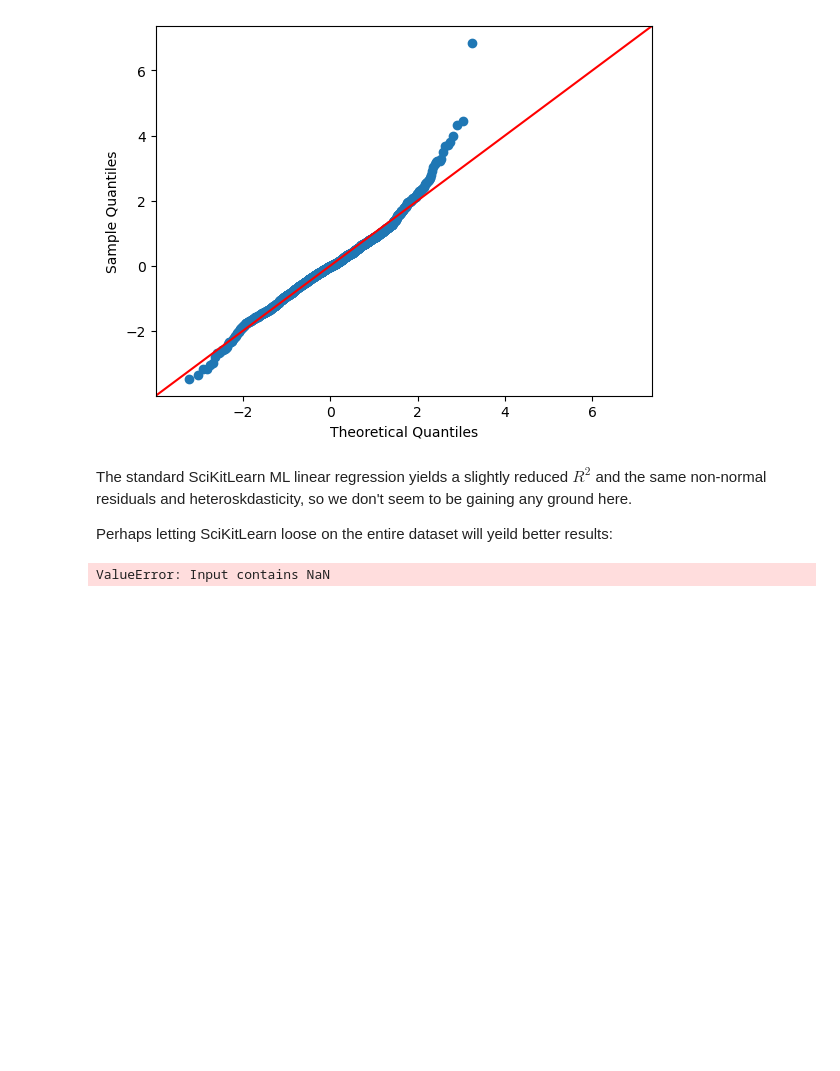
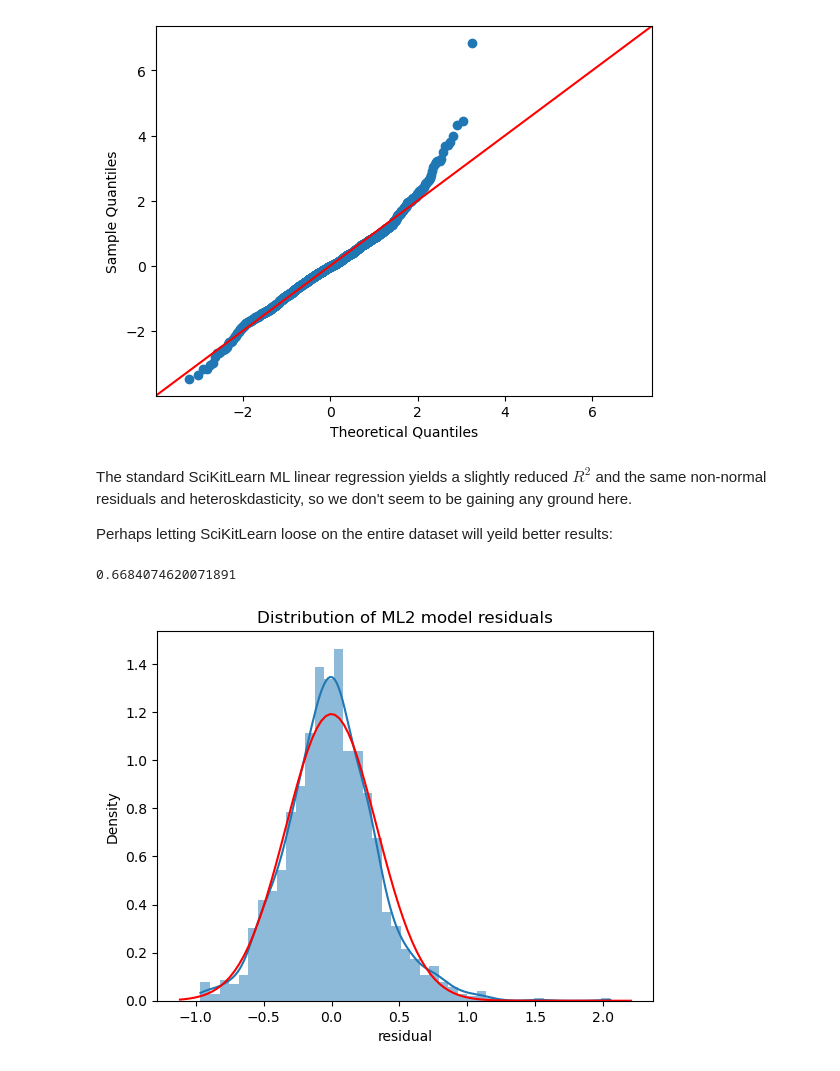
Before and after one commit to epistemetrica/udacity-blog-post-project, a Jupyter notebook: apw_airbnb_project.ipynb, the cells around one changed output. Saved outputs shown, nothing was run; the diff lists cells and outputs as text; code cells hidden in the pictures; blank space fills up the shorter version.

Commit message:
ml regression on full dataset

```diff
--- a/apw_airbnb_project.ipynb
+++ b/apw_airbnb_project.ipynb
@@ -849,17 +856,35 @@ Perhaps letting SciKitLearn loose on the entire dataset will yeild better result
 # %%
+
 #split train and test data
-X_train, X_test, y_train, y_test = train_test_split(listings_df.drop(['price', 'ln_price'], axis=1), listings_df.ln_price, test_size= .30, random_state=42)
+X_train, X_test, y_train, y_test = train_test_split(ml2_df.drop(['price', 'ln_price'], axis=1), ml2_df.ln_price, test_size= .30, random_state=42)
 
 #instantiate
-model_ml = LinearRegression()
+model_ml2 = LinearRegression()
 
 #fit
-model_ml.fit(X_train, y_train);
+model_ml2.fit(X_train, y_train);
 
 #predict
-y_test_preds = model_ml.predict(X_test)
+y_test_preds = model_ml2.predict(X_test)
 
 #inspect R2
 r2_score(y_test, y_test_preds)
 # %% [output]
-ValueError: Input contains NaN
+0.6684074620071891
+# %%
+#get mu and std
+mu, std = scipy.stats.norm.fit(resid_ML2)
+
+#plot resid distribution
+fig, ax = plt.subplots()
+sns.histplot(x = resid_ML2, ax=ax, stat='density', linewidth=0, kde=True)
+ax.set(title='Distribution of ML2 model residuals', xlabel='residual')
+
+#add corresponding normal curve
+xmin, xmax = plt.xlim()
+x = np.linspace(xmin, xmax, 100)
+p = scipy.stats.norm.pdf(x,mu,std)
+sns.lineplot(x=x, y=p, color='red', ax=ax)
+plt.show()
+# %% [output]
+[figure, added]
```
Also changed, not shown: parts of 3 cells of this notebook.
